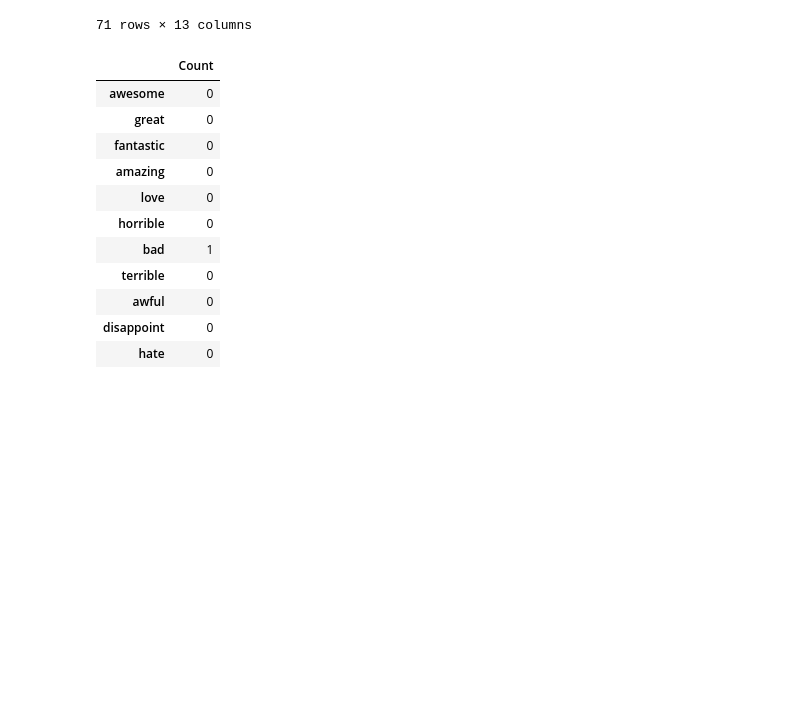
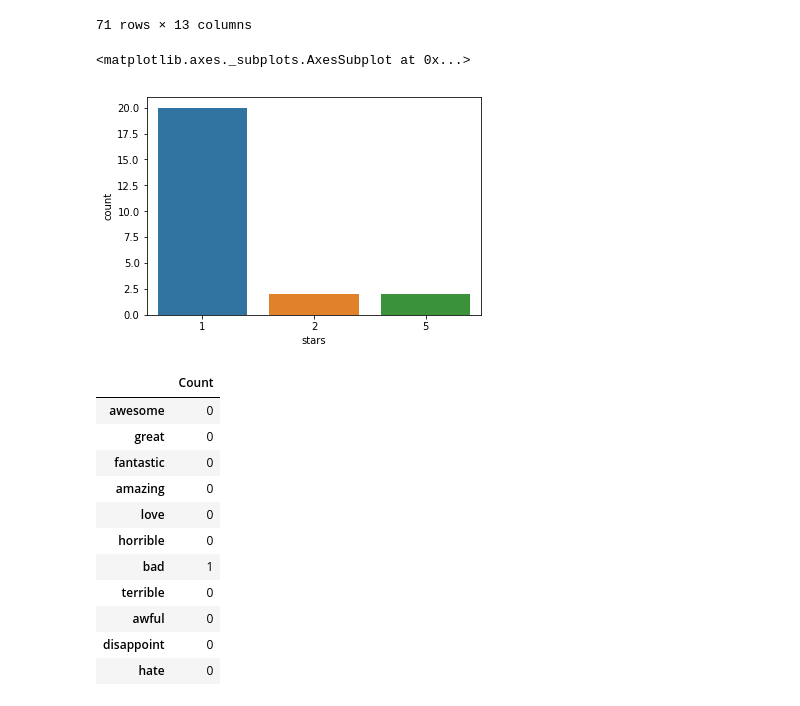
Before and after one commit to LCalso/Calso_Project1_Yelp-Star-Rating, a Jupyter notebook: Lauren Calso_David Colonia_Project1_Yelp_Dataset from CSV.ipynb, the cells around one changed output. Saved outputs shown, nothing was run; the diff lists cells and outputs as text; code cells hidden in the pictures; blank space fills up the shorter version.

```diff
--- a/Lauren Calso_David Colonia_Project1_Yelp_Dataset from CSV.ipynb
+++ b/Lauren Calso_David Colonia_Project1_Yelp_Dataset from CSV.ipynb
@@ -283,6 +298,14 @@ business_data[(business_data['name'] == '"Little Caesars Pizza"')] #restaurant w
 | 170876 | _-QrdVYJbebaC2qschZ6iQ | "Little Caesars Pizza" | Westside | "4559 W Charleston Blvd" | Las Vegas | NV | 89102 | 36.158989 | -115.202086 | ... |
 | 173721 | SVK2r1D_q7DZwijpM0q7cw | "Little Caesars Pizza" | NaN | "960 S Sarival Ave" | Goodyear | AZ | 85338 | 33.437776 | -112.410117 | ... |
 71 rows × 13 columns
+# %%
+#Number of reviews for each star rating for "Mon Ami Gabi" restaurant
+bus_id = '5qK5rJxwo0cjP3vTf3lkSA'
+company_df = review_df[review_df['business_id'] == bus_id]
+sns.countplot(x = company_df['stars'])
+# %% [output]
+<matplotlib.axes._subplots.AxesSubplot at 0x...>
+[figure, added]
 # %%
 Little_Caesars_Pizza = tip_data[tip_data.business_id==business_data.loc[36284,:].business_id]
 Little_Caesars_Pizza_selected_word_count = \
```
Also changed, not shown: parts of 21 cells of this notebook.
